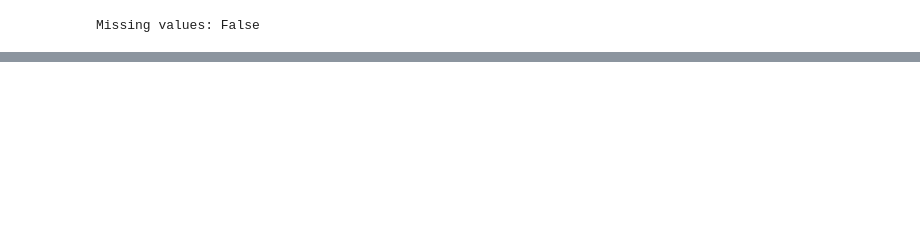
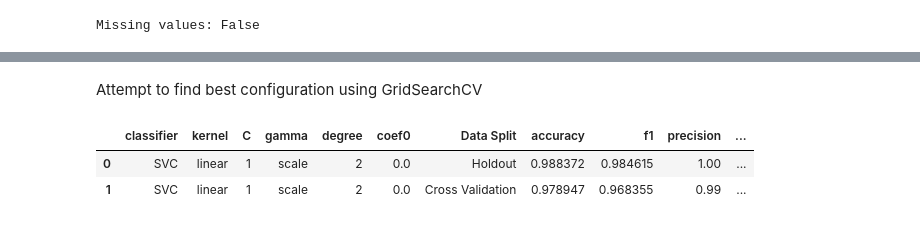
Before and after one commit to zGabor2001/ML, a Jupyter notebook: assignment1/breast_cancer_dataset.ipynb, the cells around one changed output, grey strips where cells are left out. Drawn from its saved outputs; the diff is of its cells as text; code cells hidden in the pictures; blank space fills up the shorter version.

```diff
--- a/assignment1/breast_cancer_dataset.ipynb
+++ b/assignment1/breast_cancer_dataset.ipynb
@@ -145,0 +288,17 @@ accuracy_score(y_test, y_pred)
+# %%
+
+mlp_classifiers = [
+    MLPClassifier(hidden_layer_sizes=(100,), max_iter=200),
+    MLPClassifier(hidden_layer_sizes=(100, 50), max_iter=200),
+    MLPClassifier(hidden_layer_sizes=(200,), max_iter=300, activation="logistic"),
+    MLPClassifier(hidden_layer_sizes=(100, 50, 25), max_iter=300, solver="lbfgs"),
+    MLPClassifier(hidden_layer_sizes=(300,), max_iter=500, activation="identity")
+]
+
+
+mlp_results = []
+for classifier in mlp_classifiers:
+    mlp_results.extend(run_mlp(classifier))
+
+mlp_results_df = pd.DataFrame(mlp_results)
+mlp_results_df.sort_values(by='accuracy', ascending=False).round(3)
@@ -145,0 +419,23 @@ accuracy_score(y_test, y_pred)
+# %% [markdown]
+Attempt to find best configuration using GridSearchCV
+# %%
+svc_param_grid = {
+    'kernel': ['linear', 'rbf', 'poly'],
+    'C': [0.1, 1, 10],
+    'gamma': ['scale', 0.1],
+    'degree': [2, 3],
+    'coef0': [0.0, 0.5]
+}
+
+best_svc = find_best_estimator(
+    classifier=SVC(),
+    param_grid=svc_param_grid,
+    cv=5
+)
+
+best_svc_results = pd.DataFrame(run_svc(best_svc))
+best_svc_results
+# %% [output]
+|  | classifier | kernel | C | gamma | degree | coef0 | Data Split | accuracy | f1 | precision | ... |
+| 0 | SVC | linear | 1 | scale | 2 | 0.0 | Holdout | 0.988372 | 0.984615 | 1.00 | ... |
+| 1 | SVC | linear | 1 | scale | 2 | 0.0 | Cross Validation | 0.978947 | 0.968355 | 0.99 | ... |
```
Also changed, not shown: parts of 47 cells of this notebook.
